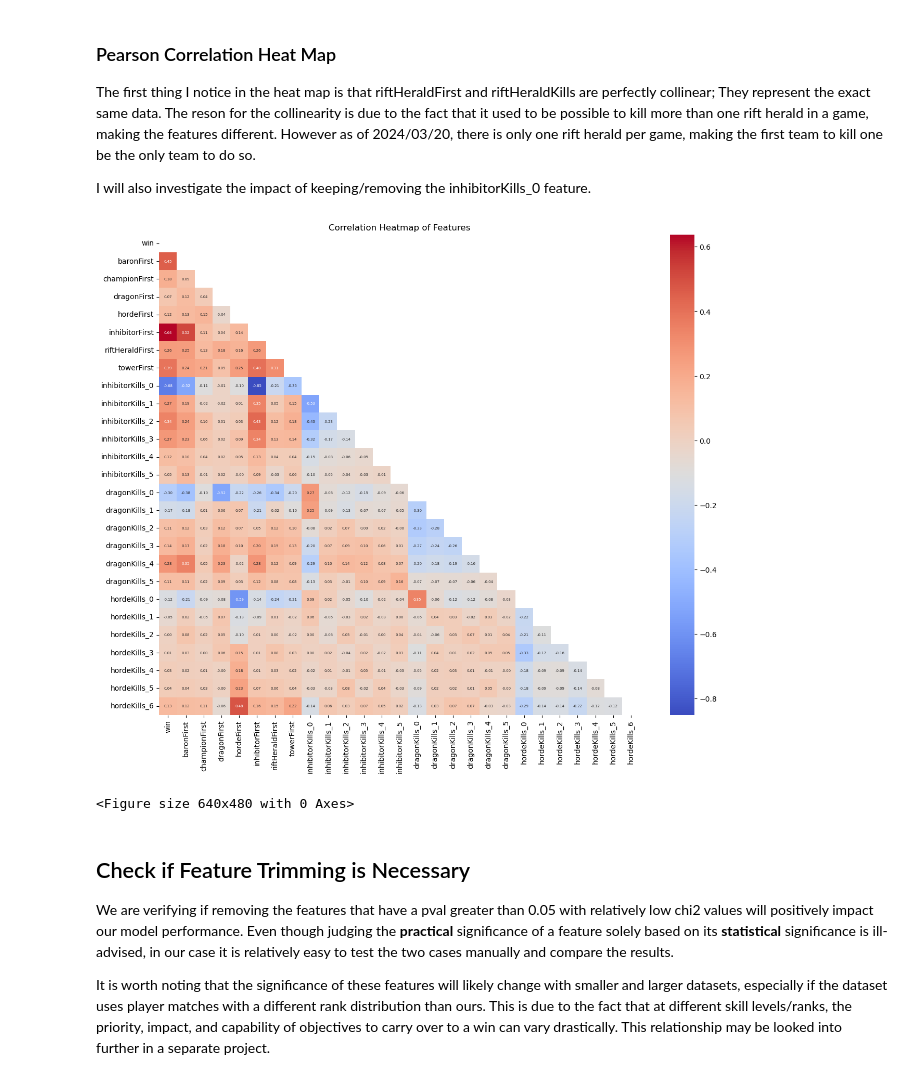
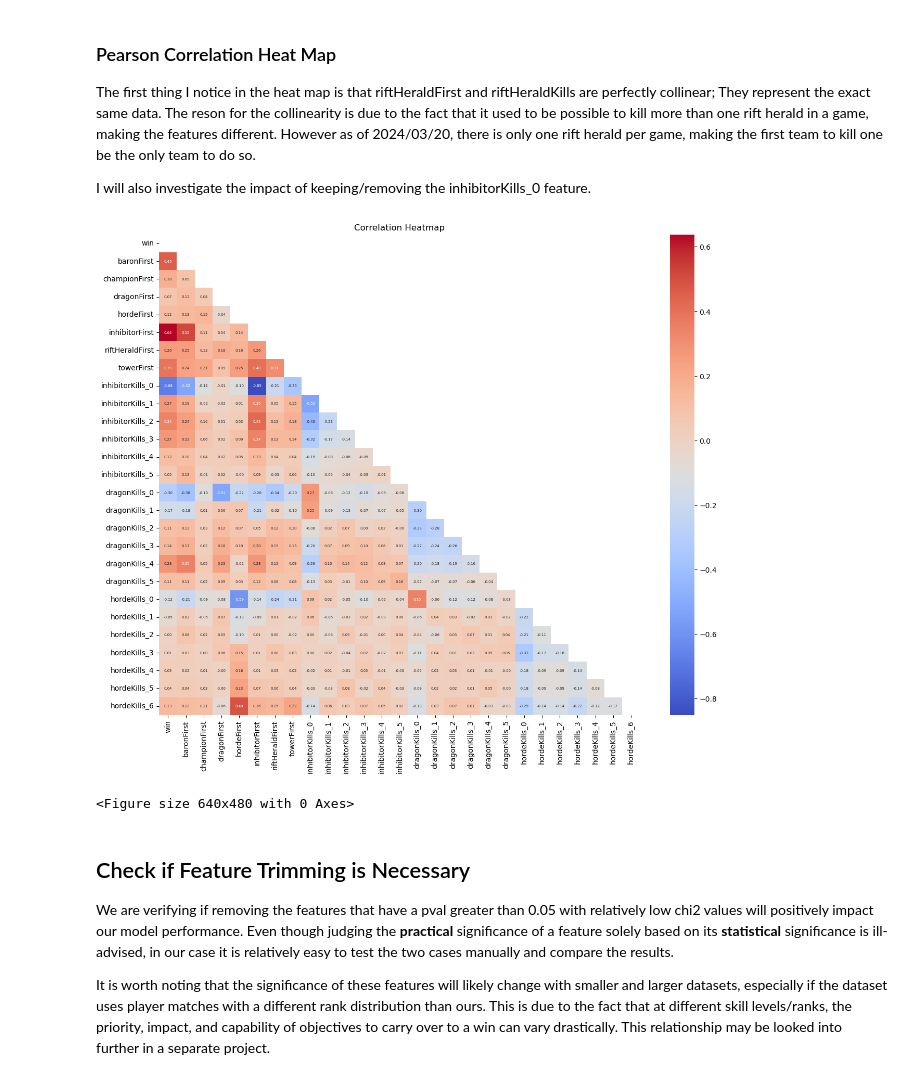
Before and after one commit to JacobMaurice/lol-win-predict, a Jupyter notebook: LoL_Win_Predict_Static.ipynb, the cells around one changed output. Cells and saved outputs as stored; diff of their text form; code cells hidden in the pictures.

```diff
--- a/LoL_Win_Predict_Static.ipynb
+++ b/LoL_Win_Predict_Static.ipynb
@@ -172,18 +172,18 @@ I will also investigate the impact of keeping/removing the inhibitorKills_0 feat
 # %%
 # Correlation matrix
 corr_matrix = objectives_clean.corr()
 
 # Create a mask for the upper triangle
 mask = np.triu(np.ones_like(corr_matrix, dtype=bool))
 
 # Plot heat map
 plt.figure(figsize=(15, 12))
 sns.heatmap(corr_matrix, mask=mask, annot=True, cmap='coolwarm', fmt=".2f", square=True, annot_kws={"size": 5})
-plt.title('Correlation Heatmap of Features')
+plt.title('Correlation Heatmap')
 plt.show()
 plt.clf()
 # %% [output]
-[figure, old version]
+[figure, new version]
 <Figure size 640x480 with 0 Axes>
 # %% [markdown]
 ## Check if Feature Trimming is Necessary
```
Also changed, not shown: parts of 6 cells of this notebook.
